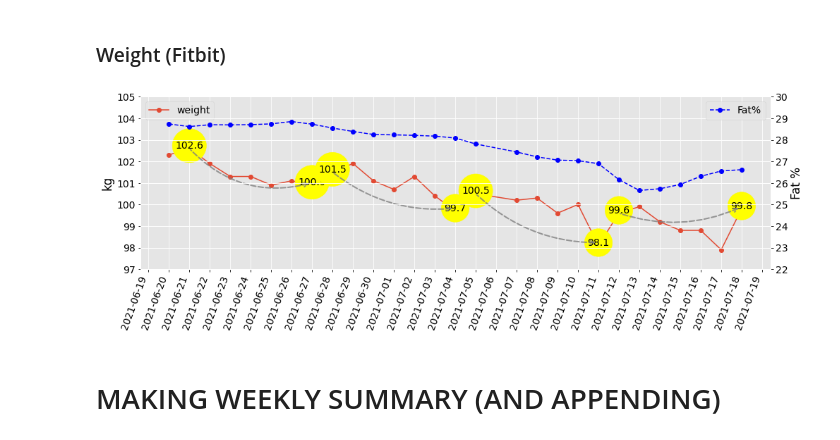
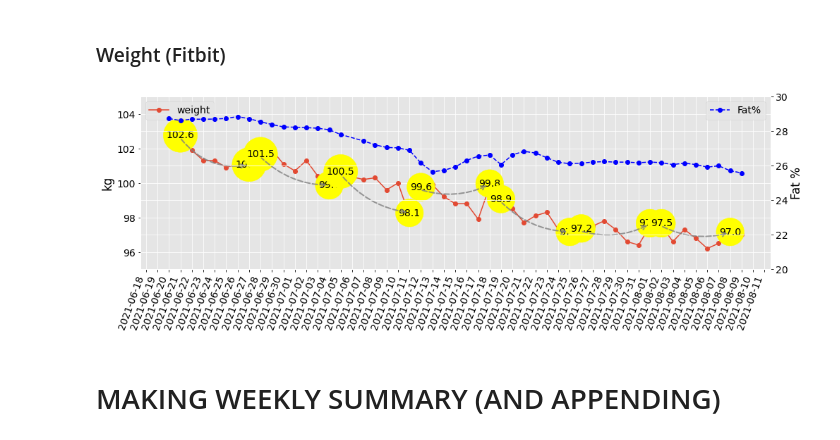
Before and after one commit to jjsantanna/my_health_stats, a Jupyter notebook: my_health_stats.ipynb, the cells around one changed output. Saved outputs shown, nothing was run; the diff lists cells and outputs as text; code cells hidden in the pictures.

Commit message:
updating graphs

```diff
--- a/my_health_stats.ipynb
+++ b/my_health_stats.ipynb
@@ -114,5 +114,5 @@ import datetime
 # %%
-yesterday = datetime.datetime(2021, 7, 18).strftime('%Y-%m-%d')
+check_day = datetime.datetime(2021, 8, 9).strftime('%Y-%m-%d')
 # %% [markdown]
 <h1 align='center'>=============================================================<br>UPDATING DATA</h1>
 # %% [markdown]
@@ -149,10 +147,10 @@ DONE!
 df_fitbit = pd.read_excel('data/fitbit_data.xlsx',index_col=[0])
 
 #Retrieving the data related to the new date
-new_data = fitbit_data(access_token,yesterday)
+new_data = fitbit_data(access_token,check_day)
 
 #If the data related to the new date not in the current stored data, then store it!
-if (yesterday not in df_fitbit.index):
+if (check_day not in df_fitbit.index):
     df_fitbit = df_fitbit.append(new_data, sort=True)
     #save in the excel file
     df_fitbit.to_excel('data/fitbit_data.xlsx')
@@ -259,13 +257,13 @@ fig = plt.figure(figsize=(16, 5))
 ax = plt.subplot2grid((1,1), (0,0))
 
 df_fitbit['weight'].plot(kind='line',ax=ax,marker='o')
-ax.set_ylim(97, 105)
+ax.set_ylim(95, 105)
 ax.set_ylabel("kg")
 
 ax2=ax.twinx()
 ax2.plot(df_fitbit.index,df_fitbit['fat'],marker='o',ls='--',label ='Fat%',color='blue' )
 ax2.set_ylabel("Fat %")
-ax2.set_ylim(22,30)
+ax2.set_ylim(20,30)
 
 ax.xaxis.set_major_locator(mdates.DayLocator(interval = 1))
 ax2.legend(loc=0)
@@ -278,34 +276,52 @@ w_end = (datetime.datetime.strptime(w_begin, '%Y-%m-%d').date() + datetime.timed
 ax.annotate(df_fitbit.at[w_begin, 'weight'], xy=(w_begin, df_fitbit.at[w_begin, 'weight']), xycoords='data', ha='center',bbox={"boxstyle" : "circle", "color":"yellow"})
 ax.annotate(df_fitbit.at[w_end, 'weight'], xy=(w_end, df_fitbit.at[w_end, 'weight']), xycoords='data', ha='center',bbox={"boxstyle" : "circle", "color":"yellow"})
 ax.annotate(' ', xy=(w_begin, df_fitbit.at[w_begin, 'weight']), xytext=(w_end, df_fitbit.at[w_end, 'weight']),xycoords='data', textcoords='data', arrowprops=dict(arrowstyle= '<-',color='grey',lw=2,ls='--',alpha=0.8,connectionstyle="arc3,rad=-.3"))
 
 w_begin='2021-6-28'
 w_end = (datetime.datetime.strptime(w_begin, '%Y-%m-%d').date() + datetime.timedelta(days=6)).strftime('%Y-%m-%d')
 ax.annotate(df_fitbit.at[w_begin, 'weight'], xy=(w_begin, df_fitbit.at[w_begin, 'weight']), xycoords='data', ha='center',bbox={"boxstyle" : "circle", "color":"yellow"})
 ax.annotate(df_fitbit.at[w_end, 'weight'], xy=(w_end, df_fitbit.at[w_end, 'weight']), xycoords='data', ha='center',bbox={"boxstyle" : "circle", "color":"yellow"})
 ax.annotate(' ', xy=(w_begin, df_fitbit.at[w_begin, 'weight']), xytext=(w_end, df_fitbit.at[w_end, 'weight']),xycoords='data', textcoords='data', arrowprops=dict(arrowstyle= '<-',color='grey',lw=2,ls='--',alpha=0.8,connectionstyle="arc3,rad=-.2"))
 
 w_begin='2021-7-05'
 w_end = (datetime.datetime.strptime(w_begin, '%Y-%m-%d').date() + datetime.timedelta(days=6)).strftime('%Y-%m-%d')
 ax.annotate(df_fitbit.at[w_begin, 'weight'], xy=(w_begin, df_fitbit.at[w_begin, 'weight']), xycoords='data', ha='center',bbox={"boxstyle" : "circle", "color":"yellow"})
 ax.annotate(df_fitbit.at[w_end, 'weight'], xy=(w_end, df_fitbit.at[w_end, 'weight']), xycoords='data', ha='center',bbox={"boxstyle" : "circle", "color":"yellow"})
 ax.annotate(' ', xy=(w_begin, df_fitbit.at[w_begin, 'weight']), xytext=(w_end, df_fitbit.at[w_end, 'weight']),xycoords='data', textcoords='data', arrowprops=dict(arrowstyle= '<-',color='grey',lw=2,ls='--',alpha=0.8,connectionstyle="arc3,rad=-.2"))
 
 w_begin='2021-7-12'
 w_end = (datetime.datetime.strptime(w_begin, '%Y-%m-%d').date() + datetime.timedelta(days=6)).strftime('%Y-%m-%d')
 ax.annotate(df_fitbit.at[w_begin, 'weight'], xy=(w_begin, df_fitbit.at[w_begin, 'weight']), xycoords='data', ha='center',bbox={"boxstyle" : "circle", "color":"yellow"})
 ax.annotate(df_fitbit.at[w_end, 'weight'], xy=(w_end, df_fitbit.at[w_end, 'weight']), xycoords='data', ha='center',bbox={"boxstyle" : "circle", "color":"yellow"})
 ax.annotate(' ', xy=(w_begin, df_fitbit.at[w_begin, 'weight']), xytext=(w_end, df_fitbit.at[w_end, 'weight']),xycoords='data', textcoords='data', arrowprops=dict(arrowstyle= '<-',color='grey',lw=2,ls='--',alpha=0.8,connectionstyle="arc3,rad=-.2"))
 
+w_begin='2021-7-19'
+w_end = (datetime.datetime.strptime(w_begin, '%Y-%m-%d').date() + datetime.timedelta(days=6)).strftime('%Y-%m-%d')
+ax.annotate(df_fitbit.at[w_begin, 'weight'], xy=(w_begin, df_fitbit.at[w_begin, 'weight']), xycoords='data', ha='center',bbox={"boxstyle" : "circle", "color":"yellow"})
+ax.annotate(df_fitbit.at[w_end, 'weight'], xy=(w_end, df_fitbit.at[w_end, 'weight']), xycoords='data', ha='center',bbox={"boxstyle" : "circle", "color":"yellow"})
+ax.annotate(' ', xy=(w_begin, df_fitbit.at[w_begin, 'weight']), xytext=(w_end, df_fitbit.at[w_end, 'weight']),xycoords='data', textcoords='data', arrowprops=dict(arrowstyle= '<-',color='grey',lw=2,ls='--',alpha=0.8,connectionstyle="arc3,rad=-.2"))
+
+w_begin='2021-7-26'
+w_end = (datetime.datetime.strptime(w_begin, '%Y-%m-%d').date() + datetime.timedelta(days=6)).strftime('%Y-%m-%d')
+ax.annotate(df_fitbit.at[w_begin, 'weight'], xy=(w_begin, df_fitbit.at[w_begin, 'weight']), xycoords='data', ha='center',bbox={"boxstyle" : "circle", "color":"yellow"})
+ax.annotate(df_fitbit.at[w_end, 'weight'], xy=(w_end, df_fitbit.at[w_end, 'weight']), xycoords='data', ha='center',bbox={"boxstyle" : "circle", "color":"yellow"})
+ax.annotate(' ', xy=(w_begin, df_fitbit.at[w_begin, 'weight']), xytext=(w_end, df_fitbit.at[w_end, 'weight']),xycoords='data', textcoords='data', arrowprops=dict(arrowstyle= '<-',color='grey',lw=2,ls='--',alpha=0.8,connectionstyle="arc3,rad=-.2"))
+
+w_begin='2021-8-2'
+w_end = (datetime.datetime.strptime(w_begin, '%Y-%m-%d').date() + datetime.timedelta(days=6)).strftime('%Y-%m-%d')
+ax.annotate(df_fitbit.at[w_begin, 'weight'], xy=(w_begin, df_fitbit.at[w_begin, 'weight']), xycoords='data', ha='center',bbox={"boxstyle" : "circle", "color":"yellow"})
+ax.annotate(df_fitbit.at[w_end, 'weight'], xy=(w_end, df_fitbit.at[w_end, 'weight']), xycoords='data', ha='center',bbox={"boxstyle" : "circle", "color":"yellow"})
+ax.annotate(' ', xy=(w_begin, df_fitbit.at[w_begin, 'weight']), xytext=(w_end, df_fitbit.at[w_end, 'weight']),xycoords='data', textcoords='data', arrowprops=dict(arrowstyle= '<-',color='grey',lw=2,ls='--',alpha=0.8,connectionstyle="arc3,rad=-.2"))
+
 # # Converting matplotlib vizualization into a plotly HTML
 # plotly_fig = tls.mpl_to_plotly(fig)
 # plotly.offline.plot(plotly_fig,filename='_includes/weight.html')
 
 plt.setp(ax.xaxis.get_majorticklabels(), rotation=70 )
 
 fig.savefig('assets/weight.png', bbox_inches='tight',format='png', dpi=800, transparent=True)
 # %% [output]
-[figure, old version]
+[figure, new version]
 # %% [markdown]
 # MAKING WEEKLY SUMMARY (AND APPENDING)
 # %% [markdown]
```
Also changed, not shown: parts of 24 cells of this notebook, 4 other files.
